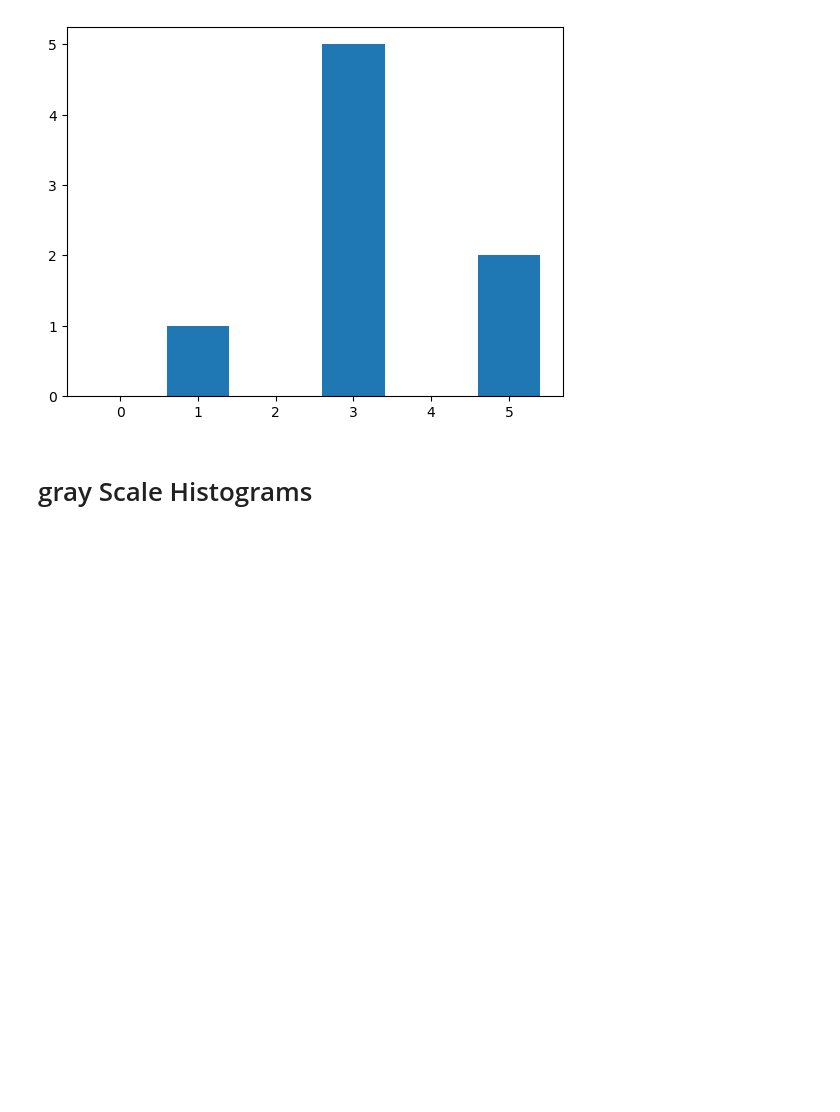
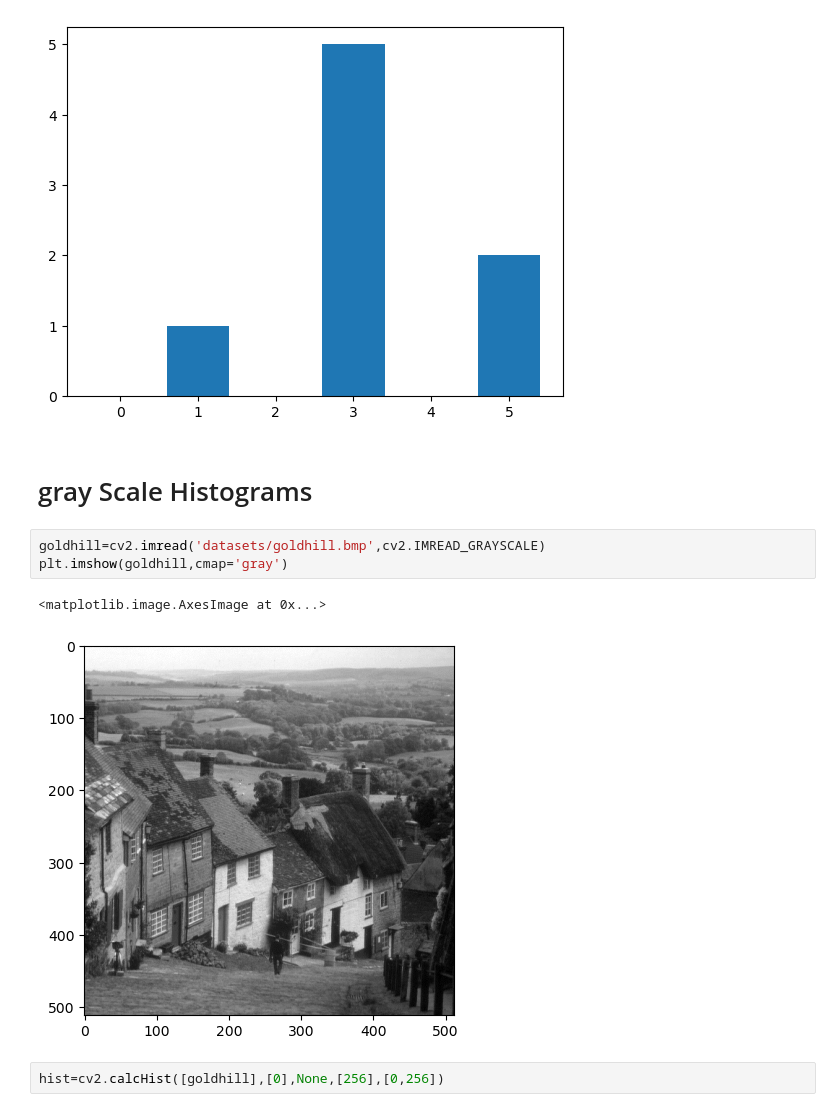
Before and after one commit to Immortal-Pi/IBMAIEngineer, a Jupyter notebook: ComputerVision/HistogramAndIntensityTransformations.ipynb, the cells around one changed output. Cells and saved outputs as stored; diff of their text form; blank space fills up the shorter version.

```diff
--- a/ComputerVision/HistogramAndIntensityTransformations.ipynb
+++ b/ComputerVision/HistogramAndIntensityTransformations.ipynb
@@ -50,3 +50,11 @@ plt.show()
 [figure]
 # %% [markdown]
 # gray Scale Histograms
+# %%
+goldhill=cv2.imread('datasets/goldhill.bmp',cv2.IMREAD_GRAYSCALE)
+plt.imshow(goldhill,cmap='gray')
+# %% [output]
+<matplotlib.image.AxesImage at 0x...>
+[figure, added]
+# %%
+hist=cv2.calcHist([goldhill],[0],None,[256],[0,256])
```
Also changed, not shown: parts of 45 cells of this notebook, 2 other files.
